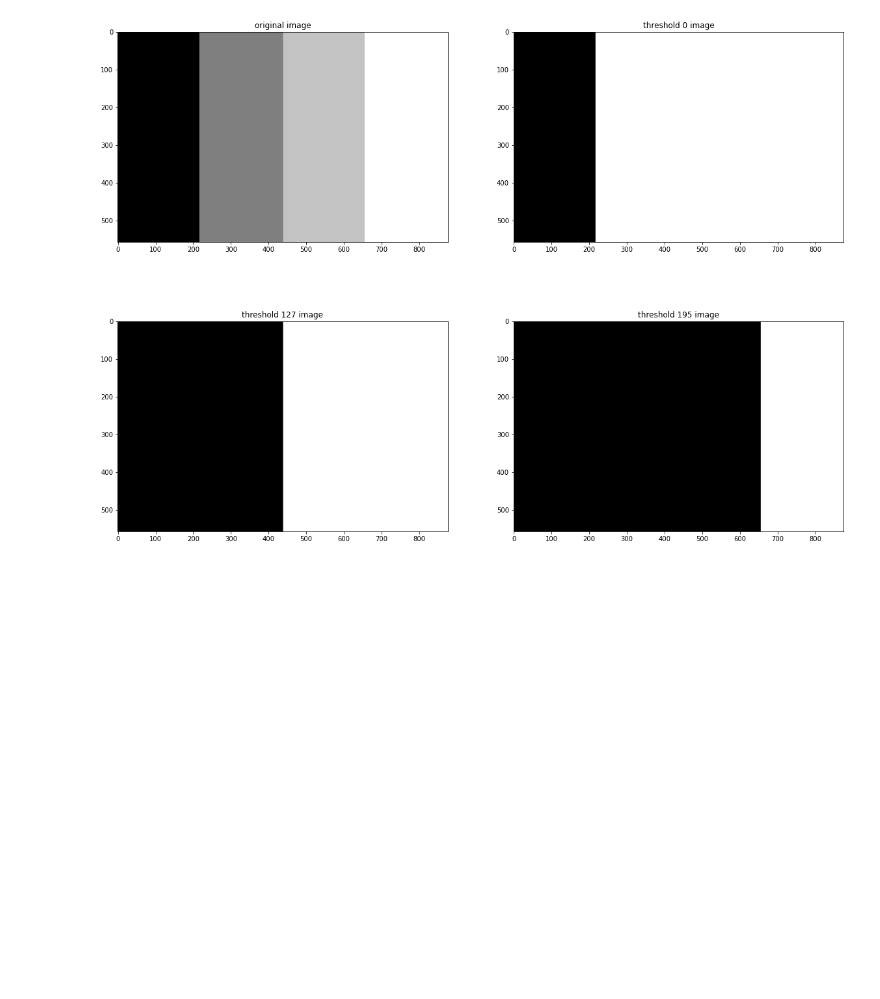
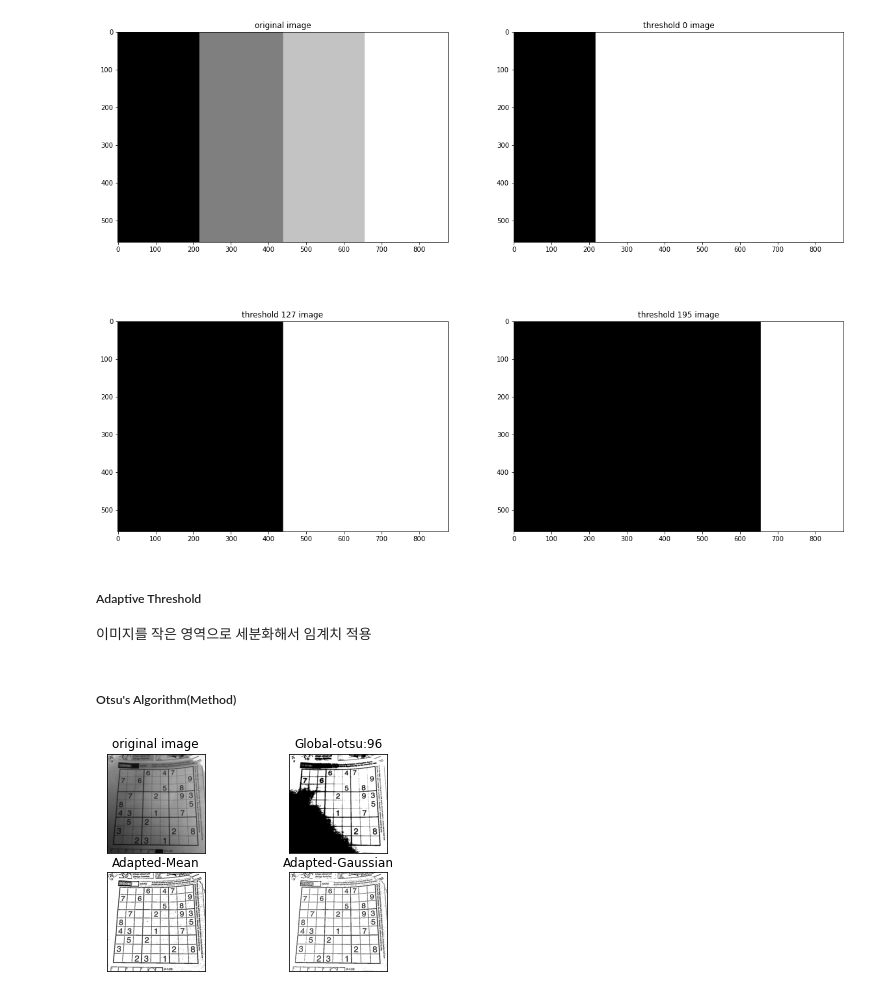
Before and after one commit to jcrescit/face_recognition, a Jupyter notebook: OPENCV/learning/13.image_transformation(binaryzation).ipynb, the cells around one changed output. Cells and saved outputs as stored; diff of their text form; code cells hidden in the pictures; blank space fills up the shorter version.

```diff
--- a/OPENCV/learning/13.image_transformation(binaryzation).ipynb
+++ b/OPENCV/learning/13.image_transformation(binaryzation).ipynb
@@ -127,3 +127,7 @@ plt.imshow(binary_3)
 plt.show()
 # %% [output]
 [figure]
+# %% [markdown]
+##### Adaptive Threshold
+
+이미지를 작은 영역으로 세분화해서 임계치 적용
@@ -129,0 +172,27 @@ plt.show()
+# %% [markdown]
+##### Otsu's Algorithm(Method)
+# %%
+# Adaptive threshold & Otsu's algorithm
+
+import cv2
+import numpy as np
+import matplotlib.pyplot as plt
+
+img = cv2.imread('image/sudoku.png', cv2.IMREAD_GRAYSCALE)
+
+ret, thresh_1 = cv2.threshold(img, 0, 255, cv2.THRESH_BINARY | cv2.THRESH_OTSU)
+
+thresh_2 = cv2.adaptiveThreshold(img, 255, cv2.ADAPTIVE_THRESH_MEAN_C, cv2.THRESH_BINARY, 9, 5)
+thresh_3 = cv2.adaptiveThreshold(img, 255, cv2.ADAPTIVE_THRESH_GAUSSIAN_C, cv2.THRESH_BINARY, 9, 5)
+
+# 결과 matplot으로 출력
+imgs = {'original image' : img, 'Global-otsu:%d'%ret:thresh_1, 'Adapted-Mean':thresh_2, 'Adapted-Gaussian':thresh_3}
+for i, (k, v) in enumerate(imgs.items()):
+    plt.subplot(2, 2, i+1)
+    plt.title(k)
+    plt.imshow(v, 'gray')
+    plt.xticks([]), plt.yticks([])
+
+plt.show()
+# %% [output]
+[figure, added]
```
Also changed, not shown: parts of 1 cell of this notebook.
